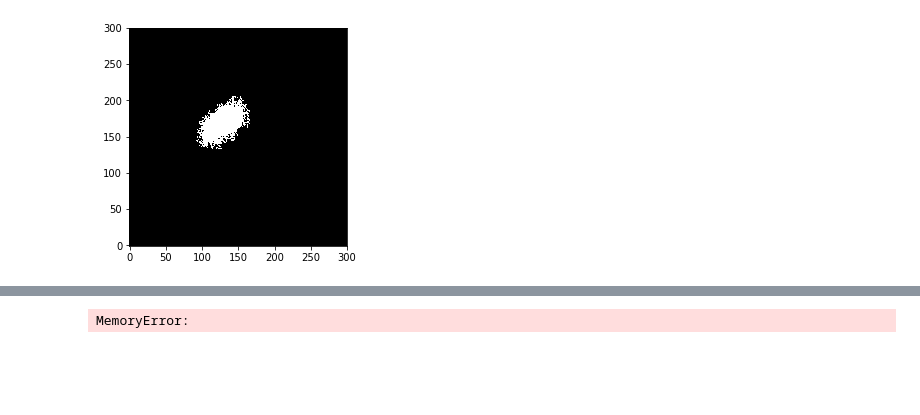
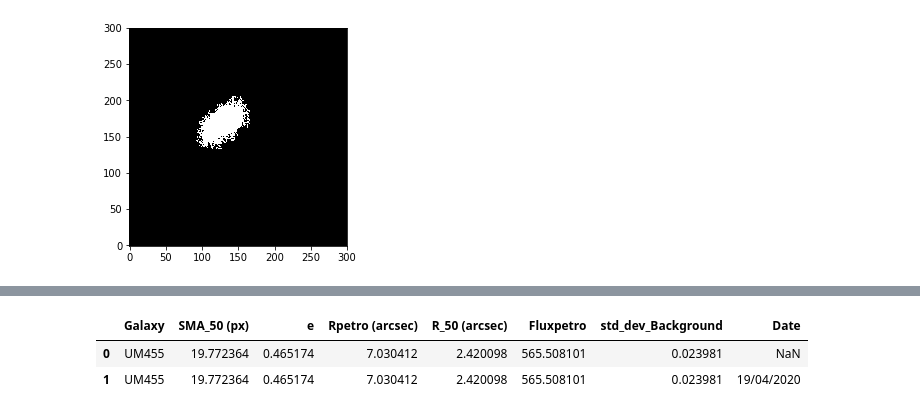
Before and after one commit to jvictor42/Useful-astro, a Jupyter notebook: routine morphological analysis 0_2.ipynb, the cells around one changed output, grey strips where cells are left out. Saved outputs shown, nothing was run; the diff lists cells and outputs as text; code cells hidden in the pictures; blank space fills up the shorter version.

```diff
--- a/routine morphological analysis 0_2.ipynb
+++ b/routine morphological analysis 0_2.ipynb
@@ -347,9 +345,0 @@ fig.savefig(filename+'_morph.png', dpi=150)
-# %%
-import scipy.ndimage as ndi
-image_data = np.array(image_data)
-map_rms = np.array(map_rms)
-#convolução = Matriz de entrada e matriz PSF. Só serve para emular um seeing em uma imagem sintética
-image_data = ndi.convolve(image_data, map_rms) #usando a origem ,origin=[204,204] da erro
-plt.imshow(image_data, origin='lower', cmap='gray_r')
-# %% [output]
-MemoryError:
@@ -355,0 +373,8 @@ MemoryError:
+# %%
+CSV = pd.read_csv("/home/JackS/Documentos/python/tables/tabout_statmorph.csv",encoding = 'UTF-8',sep=";")
+# %%
+CSV.head()
+# %% [output]
+|  | Galaxy | SMA_50 (px) | e | Rpetro (arcsec) | R_50 (arcsec) | Fluxpetro | std_dev_Background | Date |
+| 0 | UM455 | 19.772364 | 0.465174 | 7.030412 | 2.420098 | 565.508101 | 0.023981 | NaN |
+| 1 | UM455 | 19.772364 | 0.465174 | 7.030412 | 2.420098 | 565.508101 | 0.023981 | 19/04/2020 |
```
Also changed, not shown: parts of 9 cells of this notebook.
